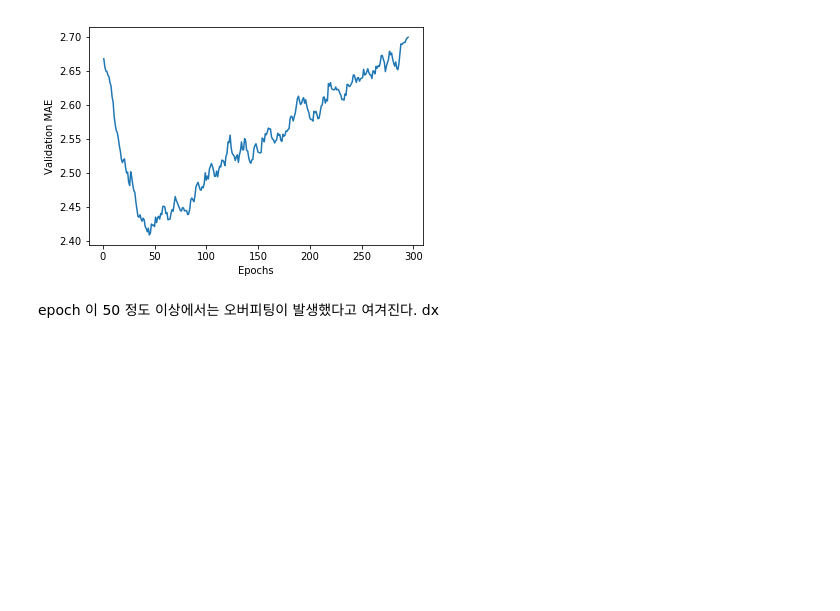
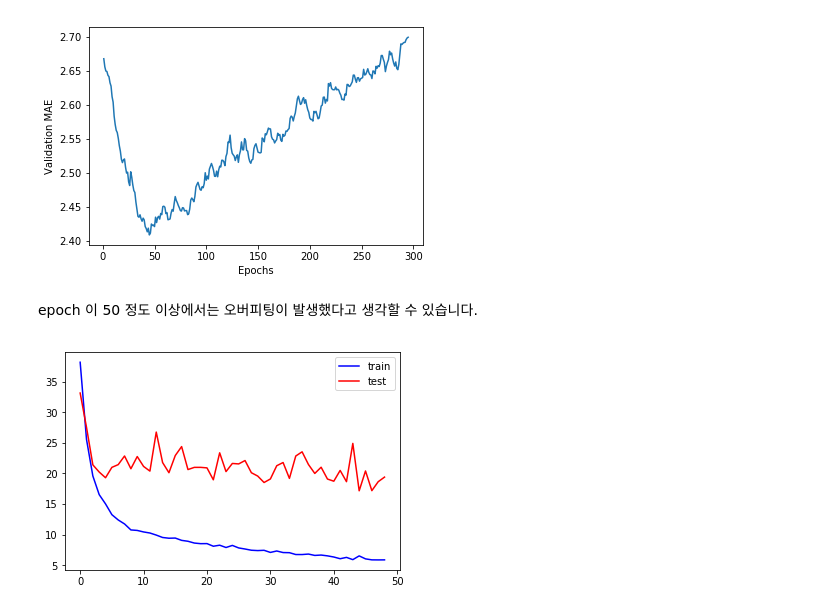
Before and after one commit to pinkmaguro/machine-learning-with-keras, a Jupyter notebook: Step02.The Boston Housing Price dataset.ipynb, the cells around one changed output. Saved outputs shown, nothing was run; the diff lists cells and outputs as text; code cells hidden in the pictures; blank space fills up the shorter version.

Commit message:
Add jupyter notebook and data files Suwon-python #02

```diff
--- a/Step02.The Boston Housing Price dataset.ipynb
+++ b/Step02.The Boston Housing Price dataset.ipynb
@@ -313,4 +315,4 @@ plt.show()
 # %% [output]
 [figure]
 # %% [markdown]
-epoch 이 50 정도 이상에서는 오버피팅이 발생했다고 여겨진다. dx
+epoch 이 50 정도 이상에서는 오버피팅이 발생했다고 생각할 수 있습니다.
@@ -316,0 +332,38 @@ epoch 이 50 정도 이상에서는 오버피팅이 발생했다고 여겨진다
+# %%
+history = keras_model.fit(partial_train_data, partial_train_targets,
+                     validation_data=(val_data, val_targets),
+                     epochs=epochs, batch_size=1, verbose=0)
+
+mae_history = history.history['val_mean_absolute_error']
+all_scores.append(mae_history)
+# %%
+import matplotlib.pyplot as plt
+
+def train_linear_model(train_X, train_Y, test_X, test_Y, epochs=50):
+    n_features = train_X.shape[1]
+    model = models.Sequential()
+    model.add(layers.Dense(2 * n_features, activation='relu', input_shape=(n_features,)))
+    model.add(layers.Dense(      n_features, activation='relu'))
+    model.add(layers.Dense(1))
+    model.compile(optimizer='adam', loss='mse', metrics=['mae'])
+
+    history = model.fit(train_X, train_Y,
+                                   validation_data=(test_X, test_Y),
+                                   epochs=epochs, batch_size=1, verbose=0)
+    loss_history = history.history['loss']
+    val_loss_history = history.history['val_loss']
+    return loss_history, val_loss_history
+
+def plot_train_test_loss(loss_history, test_loss_history):
+    n = len(loss_history)
+
+    plt.plot(range(n-1), loss_history[1:], 'b-', label='train')
+    plt.plot(range(n-1), test_loss_history[1:], 'r-', label='test')
+    plt.legend()
+    plt.show()
+# %%
+loss_history, test_loss_history = train_linear_model(train_X, train_targets, test_X, test_targets)
+# %%
+plot_train_test_loss(loss_history, test_loss_history)
+# %% [output]
+[figure, added]
```
Also changed, not shown: parts of 2 cells of this notebook, 27 other files.
